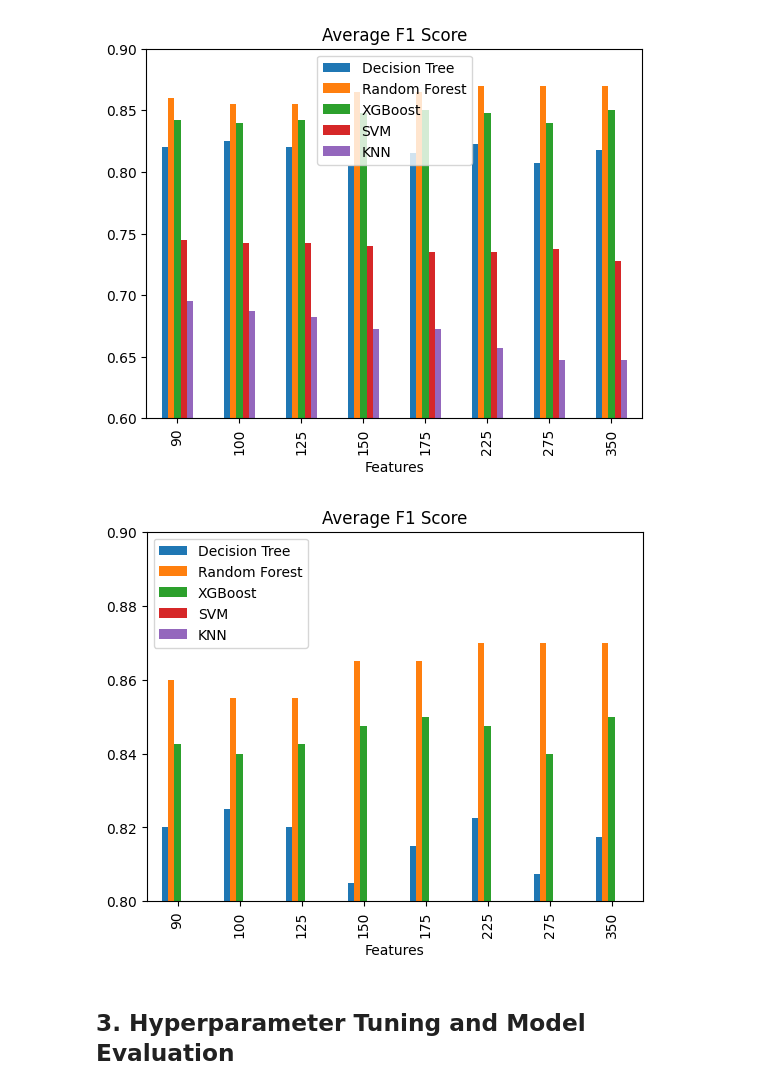
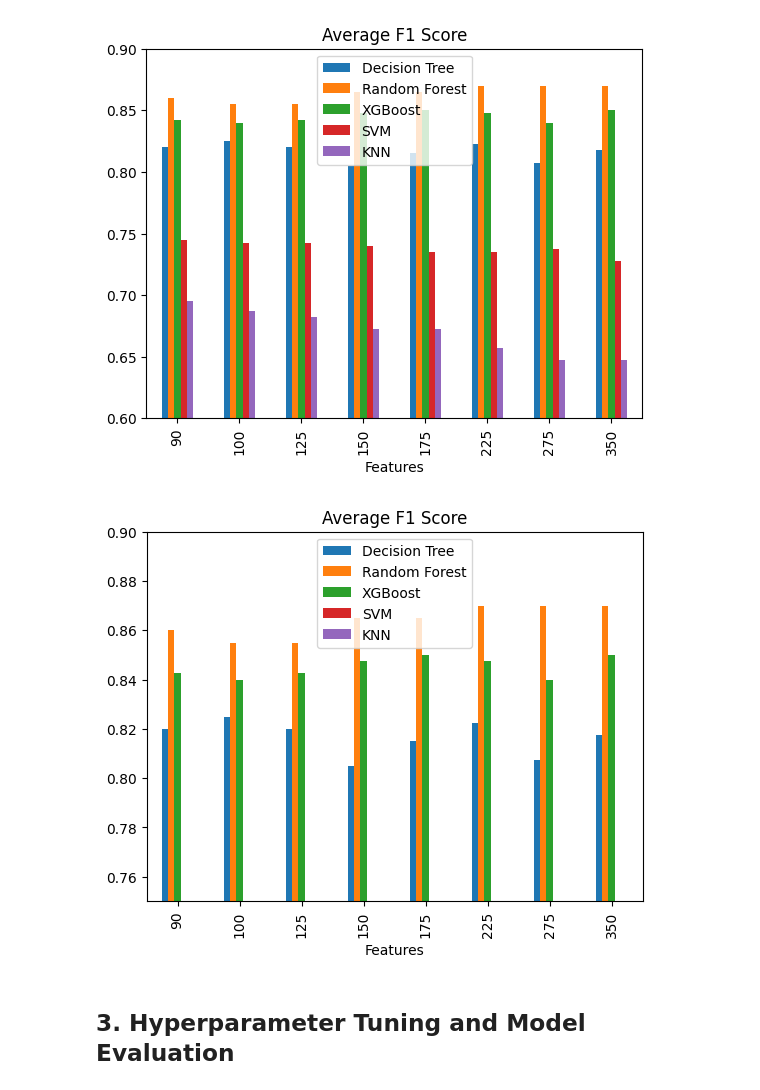
Before and after one commit to Rikhil-6/CancerStagers, a Jupyter notebook: IT_Proj - Final.ipynb, the cells around one changed output. Saved outputs shown, nothing was run; the diff lists cells and outputs as text; code cells hidden in the pictures.

```diff
--- a/IT_Proj - Final.ipynb
+++ b/IT_Proj - Final.ipynb
@@ -255,16 +259,16 @@ plt.show() # significantly apparent that Decision Tree, Random Forest
 # %%
 tf.plot(x='Features',
         kind='bar',
         stacked=False,
         title='Average F1 Score')
-plt.ylim(bottom=0.8,top=0.9)
+plt.ylim(bottom=0.75,top=0.9)
 plt.show()
 # clear that amongst all the models, Random Forest (RF) performs the best;
 # also apparent that at 225 features, average f1 score for RF begins to plateau
 # with still relatively greater than average results for f1 scores for XGBoost and
 # Decision Tree Models at top 225 features >> good balance between performance and number of features
 # %% [output]
-[figure, old version]
+[figure, new version]
 # %%
 best_cols = forest_features[:225] # looking at the top 225 best ranked features
 # owing to earliest peak in average f1 score for Random Forest; alongside optimal performance
```
Also changed, not shown: parts of 12 cells of this notebook.
